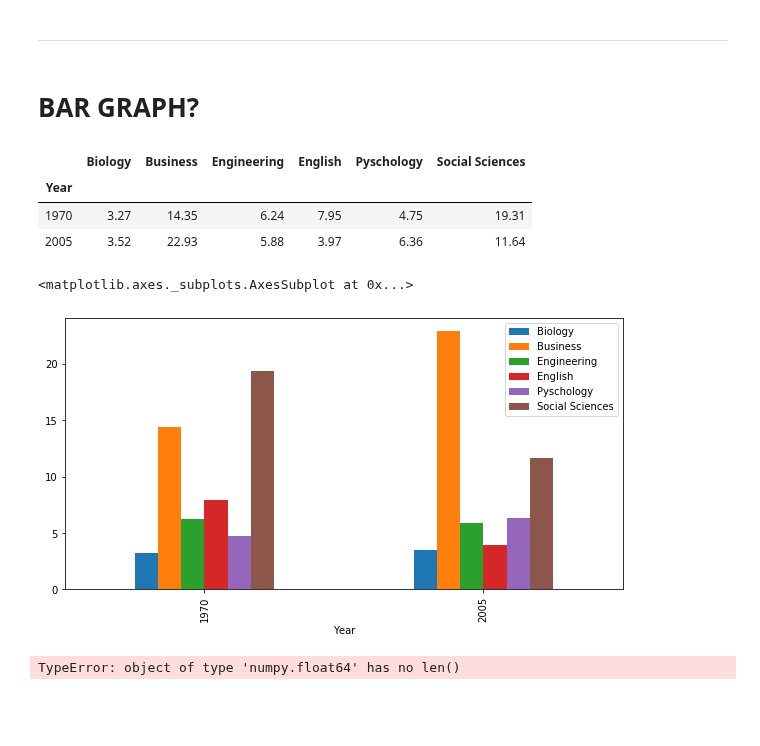
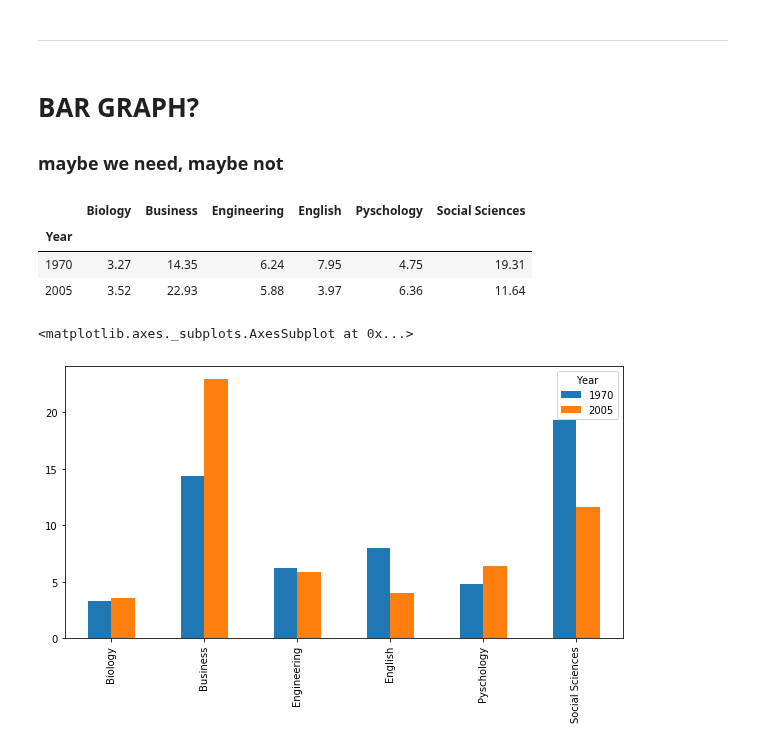
Before and after one commit to COGS108/group027, a Jupyter notebook: FinalProject.ipynb, the cells around one changed output. Saved outputs shown, nothing was run; the diff lists cells and outputs as text; code cells hidden in the pictures; blank space fills up the shorter version.

```diff
--- a/FinalProject.ipynb
+++ b/FinalProject.ipynb
@@ -414,35 +415,17 @@ colors = ['#E69F00', '#56B4E9', '#F0E442', '#009E73', '#D55E00']
 ***
 # %% [markdown]
 # BAR GRAPH?
+### maybe we need, maybe not
 # %%
 six_majors_1970vs2005 = six_majors.iloc[::7, :]
+six_majors_1970vs2005
+# %% [output]
+|  | Biology | Business | Engineering | English | Pyschology | Social Sciences |
+| Year |  |  |  |  |  |  |
+| 1970 | 3.27 | 14.35 | 6.24 | 7.95 | 4.75 | 19.31 |
+| 2005 | 3.52 | 22.93 | 5.88 | 3.97 | 6.36 | 11.64 |
-# %%
-six_majors_1970vs2005
-# %% [output]
-|  | Biology | Business | Engineering | English | Pyschology | Social Sciences |
-| Year |  |  |  |  |  |  |
-| 1970 | 3.27 | 14.35 | 6.24 | 7.95 | 4.75 | 19.31 |
-| 2005 | 3.52 | 22.93 | 5.88 | 3.97 | 6.36 | 11.64 |
 # %%
-six_majors_1970vs2005.plot(kind='bar',figsize=(10,5) )
+six_majors_1970vs2005.T.plot(kind='bar',figsize=(10,5) )
 # %% [output]
 <matplotlib.axes._subplots.AxesSubplot at 0x...>
-[figure, old version]
+[figure, new version]
-# %%
-# Selecting data
-y_1 = df_combinedMajors.loc['1970']
-y_2 = df_combinedMajors.loc['2008']
-x_1 = np.arange(len(y_1))
-
-# Graph
-plt.figure(figsize=(7,5))
-plt.bar(x_1-0.2, y_1, width = 0.4, color = 'lightgreen', label = '1970')
-plt.bar(x_1+0.2, y_2, width = 0.4, color = 'dodgerblue', label = '2008')
-
-# Cosmetics
-plt.title("1970 vs 2008",fontsize = 13)
-plt.xticks(np.arange(6), ('Biology', 'Business', 'Engineering', 'English', 'Pyschology'), fontsize = 8)
-plt.ylabel('Percentage' , fontsize = 8)
-plt.legend()
-# %% [output]
-TypeError: object of type 'numpy.float64' has no len()
```
Also changed, not shown: parts of 3 cells of this notebook.
